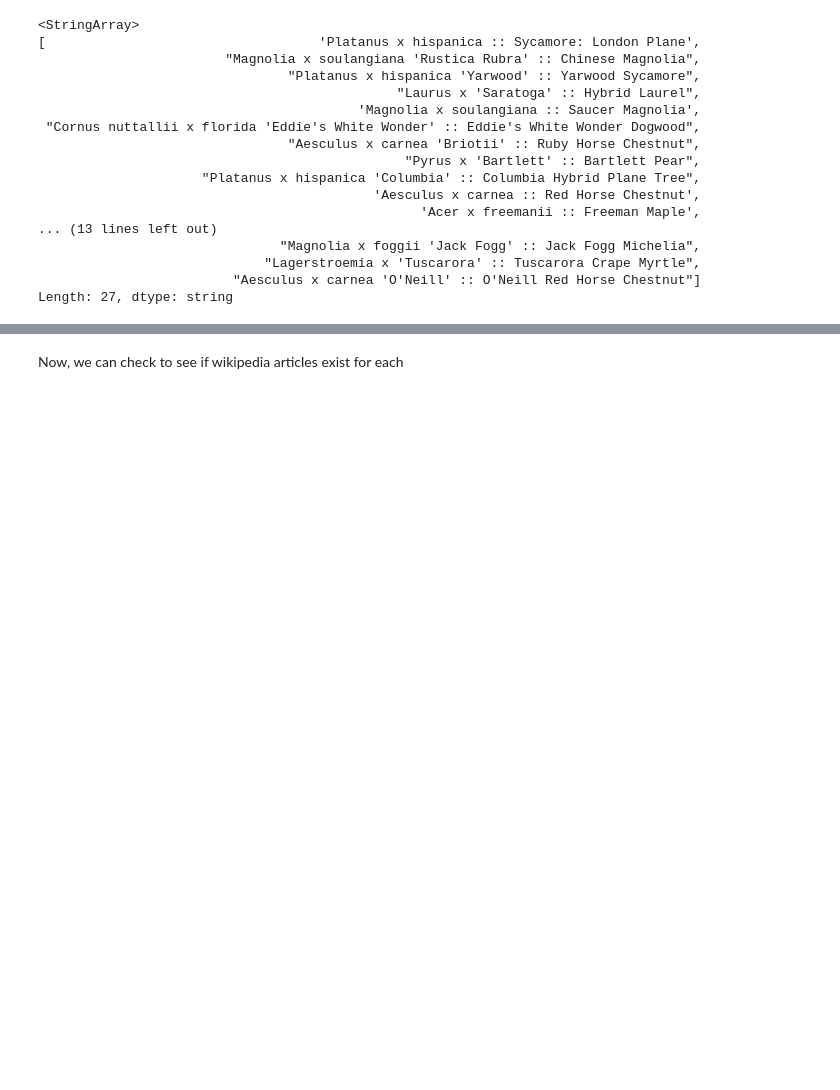
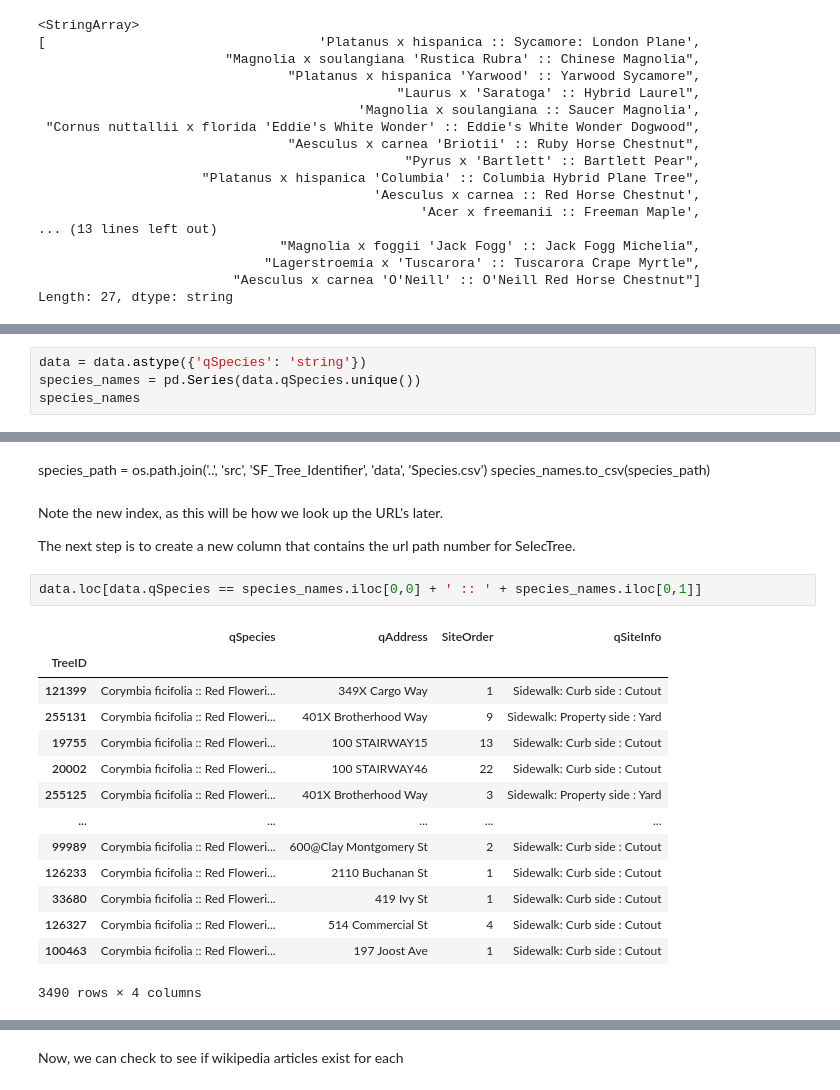
Before and after one commit to zcook7904/SF_Tree_Identifier, a Jupyter notebook: notebooks/data_cleaning.ipynb, the cells around one changed output, grey strips where cells are left out. Drawn from its saved outputs; the diff is of its cells as text; blank space fills up the shorter version.

```diff
--- a/notebooks/data_cleaning.ipynb
+++ b/notebooks/data_cleaning.ipynb
@@ -246,0 +249,4 @@ Length: 27, dtype: string
+# %%
+data = data.astype({'qSpecies': 'string'})
+species_names = pd.Series(data.qSpecies.unique())
+species_names
@@ -247 +284,25 @@ Length: 27, dtype: string
+# %% [markdown]
+species_path = os.path.join('..', 'src', 'SF_Tree_Identifier', 'data', 'Species.csv')
+species_names.to_csv(species_path)
+# %% [markdown]
+Note the new index, as this will be how we look up the URL's later.
+
+The next step is to create a new column that contains the url path number for SelecTree.
+# %%
+data.loc[data.qSpecies == species_names.iloc[0,0] + ' :: ' + species_names.iloc[0,1]]
+# %% [output]
+|  | qSpecies | qAddress | SiteOrder | qSiteInfo |
+| TreeID |  |  |  |  |
+| 121399 | Corymbia ficifolia :: Red Floweri... | 349X Cargo Way | 1 | Sidewalk: Curb side : Cutout |
+| 255131 | Corymbia ficifolia :: Red Floweri... | 401X Brotherhood Way | 9 | Sidewalk: Property side : Yard |
+| 19755 | Corymbia ficifolia :: Red Floweri... | 100 STAIRWAY15 | 13 | Sidewalk: Curb side : Cutout |
+| 20002 | Corymbia ficifolia :: Red Floweri... | 100 STAIRWAY46 | 22 | Sidewalk: Curb side : Cutout |
+| 255125 | Corymbia ficifolia :: Red Floweri... | 401X Brotherhood Way | 3 | Sidewalk: Property side : Yard |
+| ... | ... | ... | ... | ... |
+| 99989 | Corymbia ficifolia :: Red Floweri... | 600@Clay Montgomery St | 2 | Sidewalk: Curb side : Cutout |
+| 126233 | Corymbia ficifolia :: Red Floweri... | 2110 Buchanan St | 1 | Sidewalk: Curb side : Cutout |
+| 33680 | Corymbia ficifolia :: Red Floweri... | 419 Ivy St | 1 | Sidewalk: Curb side : Cutout |
+| 126327 | Corymbia ficifolia :: Red Floweri... | 514 Commercial St | 4 | Sidewalk: Curb side : Cutout |
+| 100463 | Corymbia ficifolia :: Red Floweri... | 197 Joost Ave | 1 | Sidewalk: Curb side : Cutout |
+3490 rows × 4 columns
 # %%
```
Also changed, not shown: parts of 5 cells of this notebook, 4 other files.
